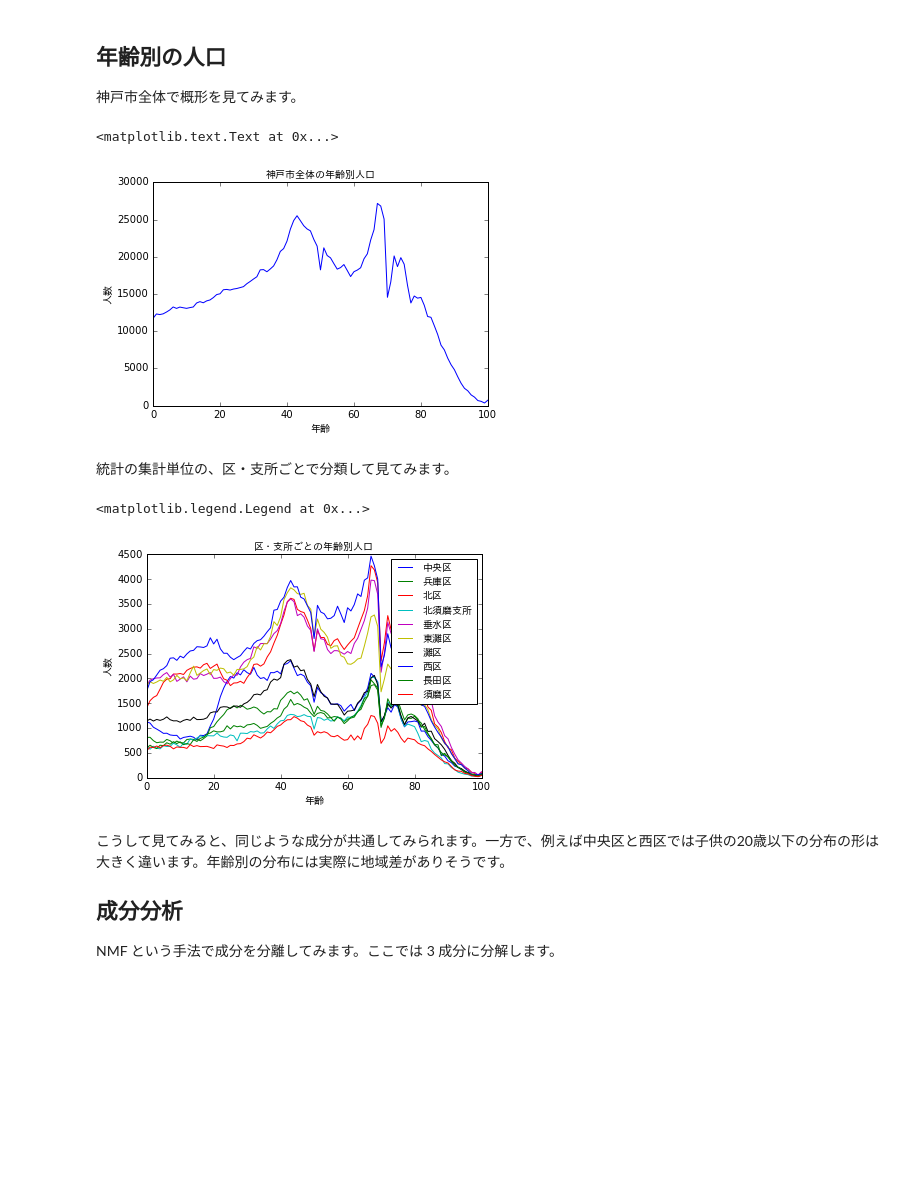
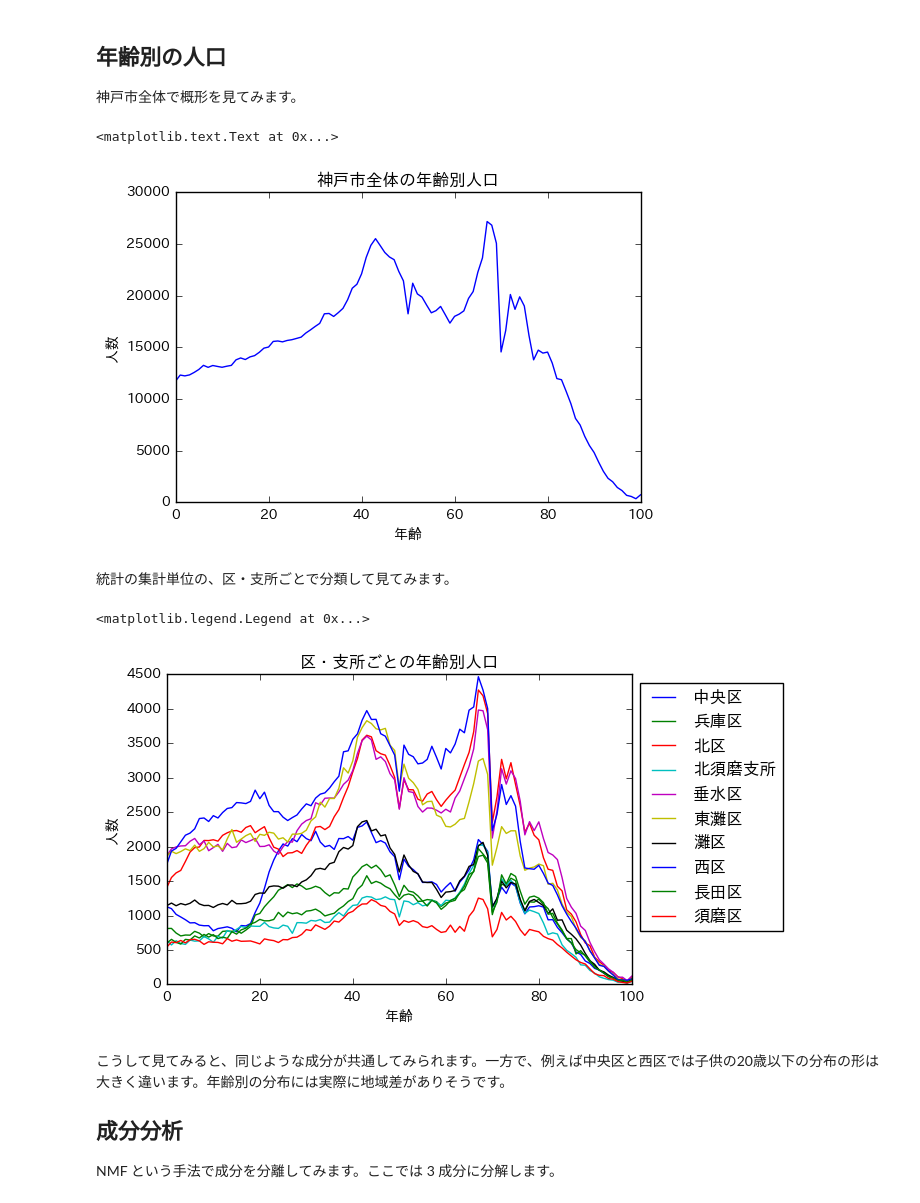
Before and after one commit to hkwi/kobe-barcelona, a Jupyter notebook: notes/2016-09-26-kobe.ipynb, the cells around one changed output. Cells and saved outputs as stored; diff of their text form; code cells hidden in the pictures; blank space fills up the shorter version.

```diff
--- a/notes/2016-09-26-kobe.ipynb
+++ b/notes/2016-09-26-kobe.ipynb
@@ -37,24 +34,24 @@ ages=["%d歳" % i for i in range(100)]+["100歳以上"]
 神戸市全体で概形を見てみます。
 # %%
 plt.plot(data0[ages].sum().values)
-plt.title("神戸市全体の年齢別人口", **ja)
-plt.xlabel("年齢", **ja)
-plt.ylabel("人数", **ja)
+plt.title("神戸市全体の年齢別人口")
+plt.xlabel("年齢")
+plt.ylabel("人数")
 # %% [output]
 <matplotlib.text.Text at 0x...>
-[figure, old version]
+[figure, new version]
 # %% [markdown]
 統計の集計単位の、区・支所ごとで分類して見てみます。
 # %%
 data0g = data0.groupby("区・支所")[ages].sum()
 plt.plot(data0g.T.values)
-plt.title("区・支所ごとの年齢別人口", **ja)
-plt.xlabel("年齢", **ja)
-plt.ylabel("人数", **ja)
-plt.legend(data0g.index, prop=jafont)
+plt.title("区・支所ごとの年齢別人口")
+plt.xlabel("年齢")
+plt.ylabel("人数")
+plt.legend(data0g.index, loc=2, bbox_to_anchor=(1,1))
 # %% [output]
 <matplotlib.legend.Legend at 0x...>
-[figure, old version]
+[figure, new version]
 # %% [markdown]
 こうして見てみると、同じような成分が共通してみられます。一方で、例えば中央区と西区では子供の20歳以下の分布の形は大きく違います。年齢別の分布には実際に地域差がありそうです。
 
```
Also changed, not shown: parts of 5 cells of this notebook, 10 other files.
